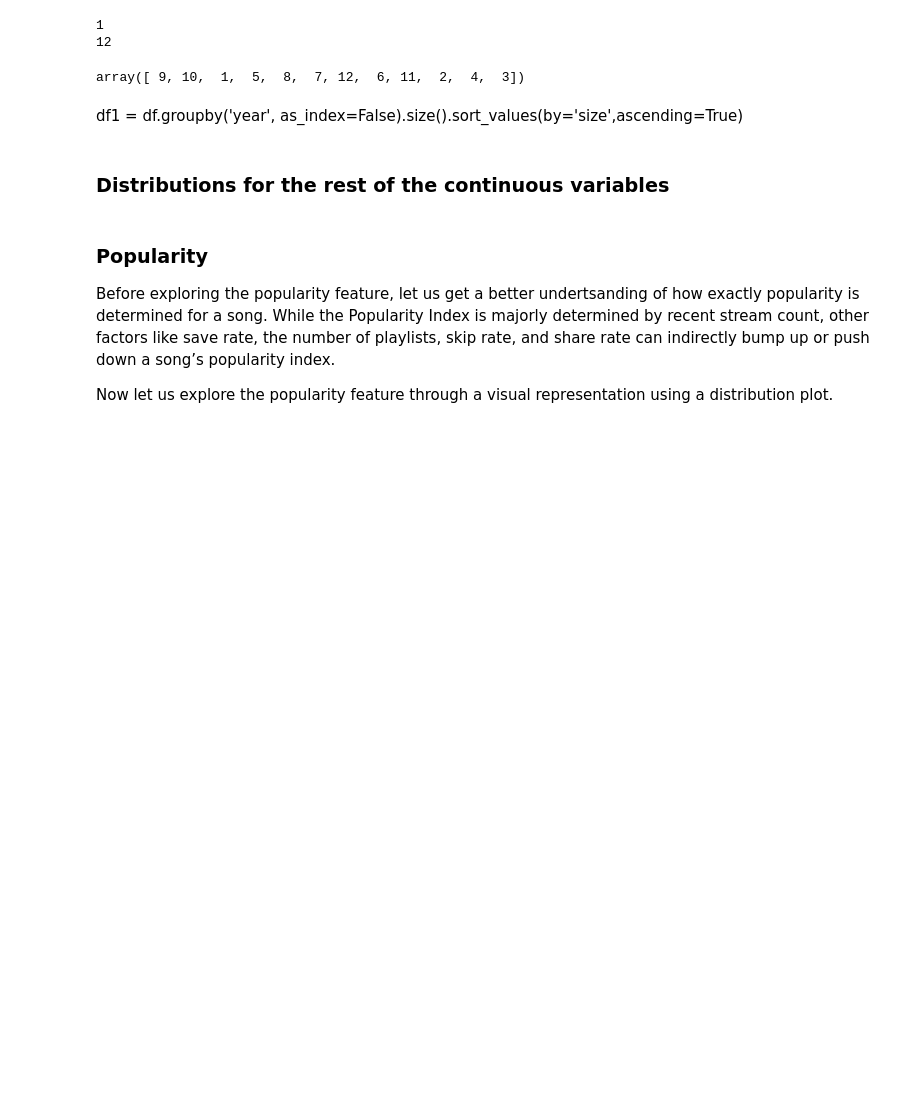
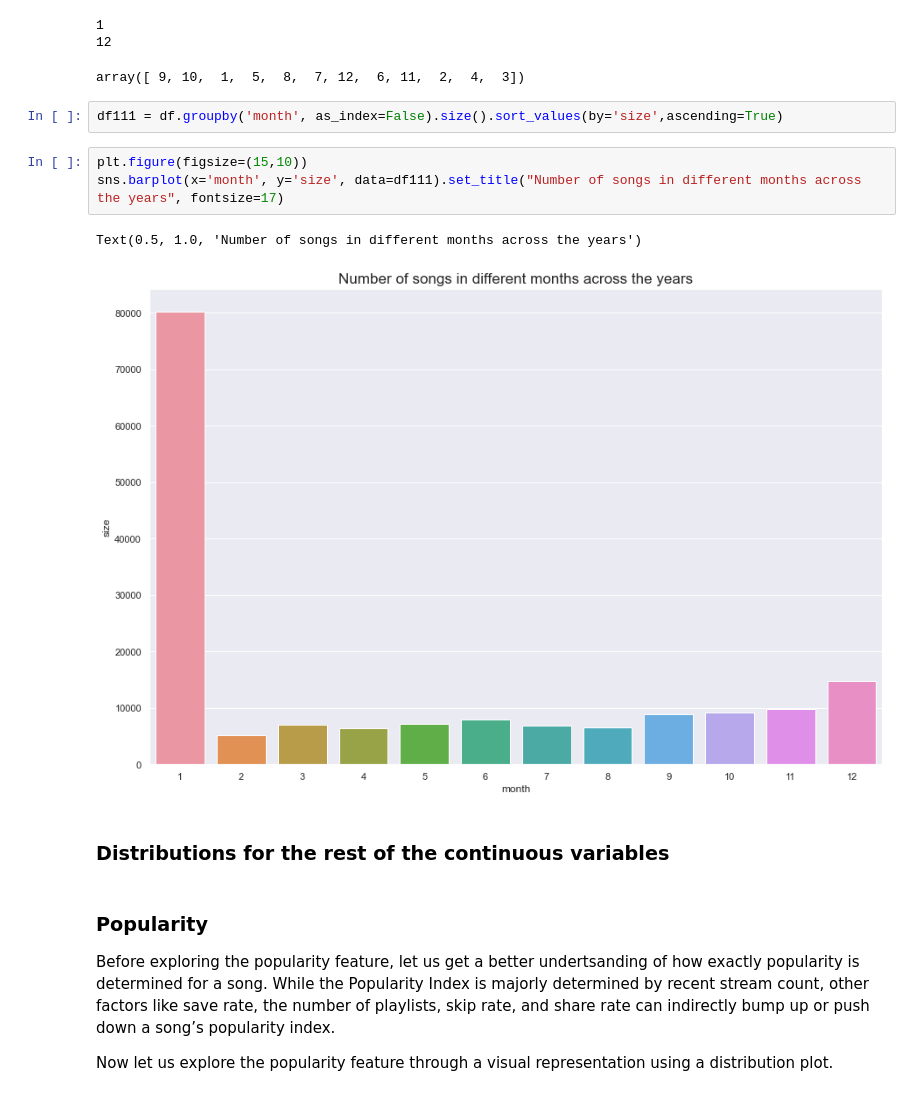
Before and after one commit to Mohammad-sakir/PDS_PROJ, a Jupyter notebook: analysis_spotify.ipynb, the cells around one changed output. Cells and saved outputs as stored; diff of their text form; blank space fills up the shorter version.

Commit message:
months exploration

```diff
--- a/analysis_spotify.ipynb
+++ b/analysis_spotify.ipynb
@@ -610,8 +614,14 @@ df['month'].unique()
 1
 12
 array([ 9, 10,  1,  5,  8,  7, 12,  6, 11,  2,  4,  3])
-# %% [markdown]
-df1 = df.groupby('year', as_index=False).size().sort_values(by='size',ascending=True)
+# %%
+df111 = df.groupby('month', as_index=False).size().sort_values(by='size',ascending=True)
+# %%
+plt.figure(figsize=(15,10))
+sns.barplot(x='month', y='size', data=df111).set_title("Number of songs in different months across the years", fontsize=17)
+# %% [output]
+Text(0.5, 1.0, 'Number of songs in different months across the years')
+[figure, added]
 # %% [markdown]
 ### Distributions for the rest of the continuous variables
 # %% [markdown]
```
Also changed, not shown: parts of 16 cells of this notebook.
